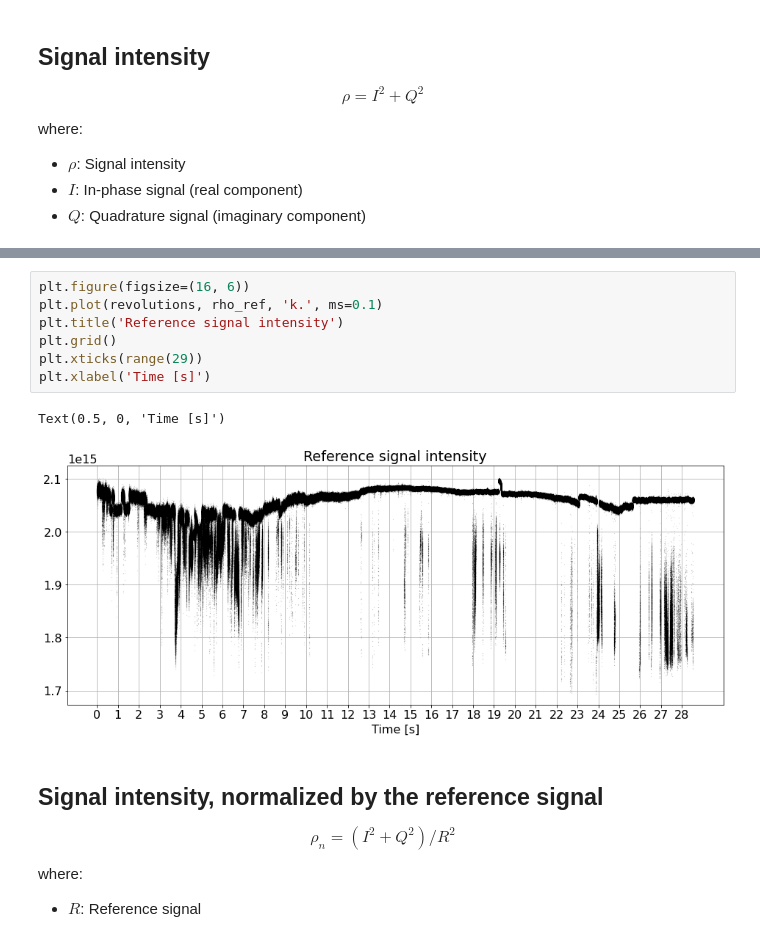
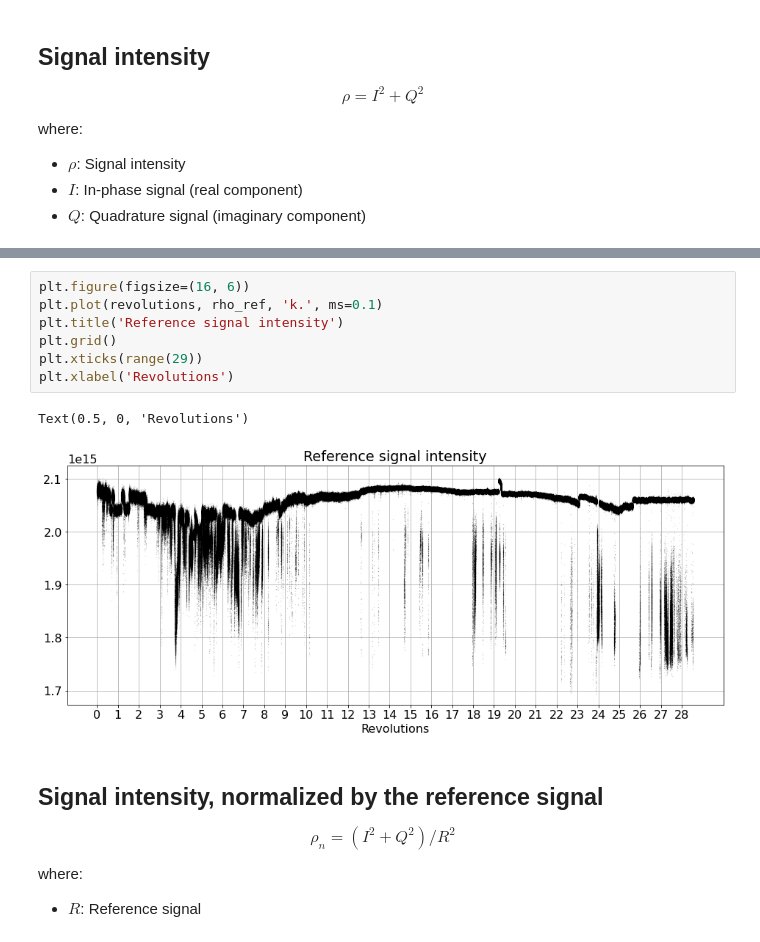
Before and after one commit to sustain-lab/c-band-scatterometer, a Jupyter notebook: calibration.ipynb, the cells around one changed output, grey strips where cells are left out. Drawn from its saved outputs; the diff is of its cells as text.

```diff
--- a/calibration.ipynb
+++ b/calibration.ipynb
@@ -113,13 +114,13 @@ Text(0.5, 0, 'Time [s]')
 # %%
 plt.figure(figsize=(16, 6))
 plt.plot(revolutions, rho_ref, 'k.', ms=0.1)
 plt.title('Reference signal intensity')
 plt.grid()
 plt.xticks(range(29))
-plt.xlabel('Time [s]')
+plt.xlabel('Revolutions')
 # %% [output]
-Text(0.5, 0, 'Time [s]')
+Text(0.5, 0, 'Revolutions')
-[figure, old version]
+[figure, new version]
 # %% [markdown]
 ## Signal intensity, normalized by the reference signal
 
```
Also changed, not shown: parts of 5 cells of this notebook.
